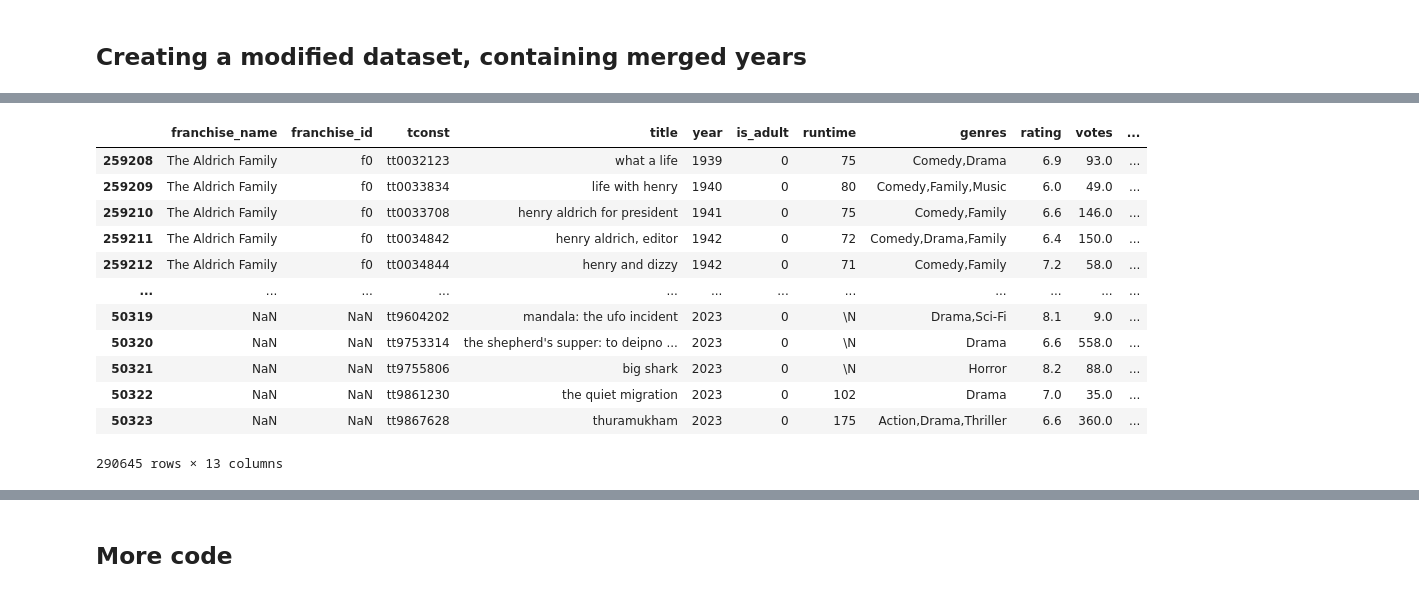
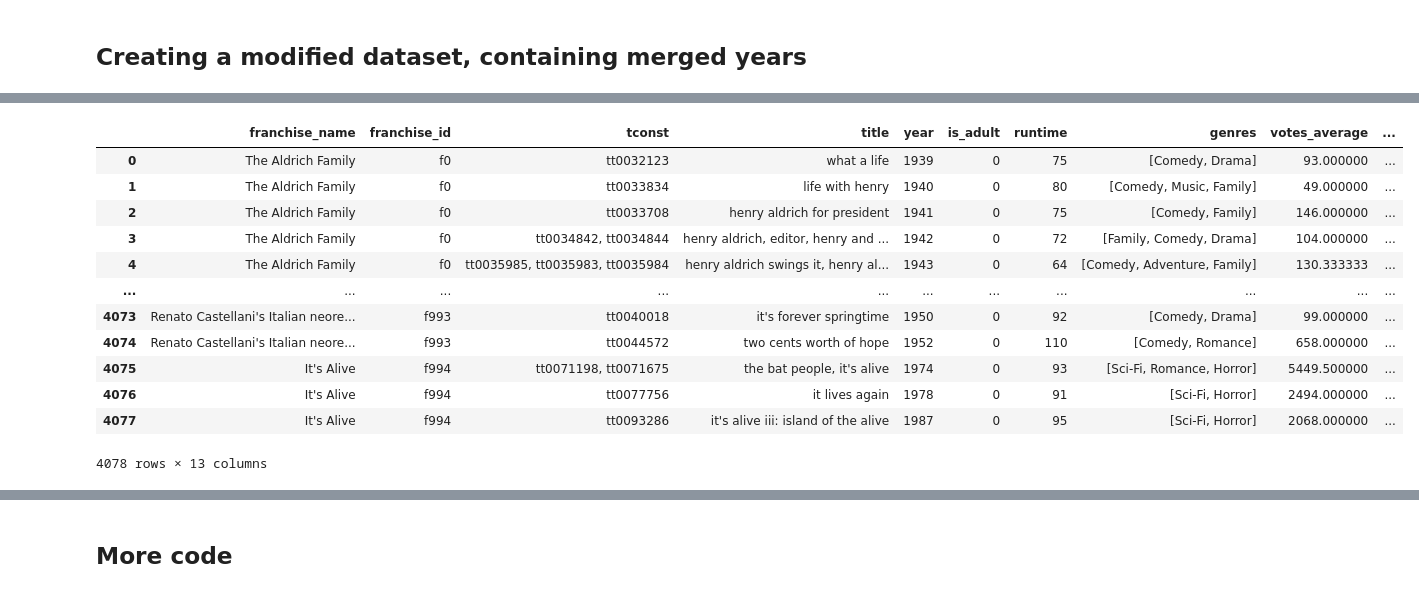
Before and after one commit to adambrennan150/Franchises, a Jupyter notebook: Initial_Analysis.ipynb, the cells around one changed output, grey strips where cells are left out. Drawn from its saved outputs; the diff is of its cells as text; code cells hidden in the pictures.

Commit message:
Columns should be finished

```diff
--- a/Initial_Analysis.ipynb
+++ b/Initial_Analysis.ipynb
@@ -130,18 +158,2 @@ grouped_movies_df = movies_df.copy(deep=True)
 # %%
-grouped_movies_df['franchise_position_by_year'] = grouped_movies_df.groupby(["franchise_id", "year"])["year"].rank()
+grouped_movies_df['year_franchise_movies_total'] = grouped_movies_df.groupby(["franchise_id", "year"])["year"].transform('count')
-# %%
-grouped_movies_df.sort_values(["franchise_id", "year"])
-# %% [output]
-|  | franchise_name | franchise_id | tconst | title | year | is_adult | runtime | genres | rating | votes | ... |
-| 259208 | The Aldrich Family | f0 | tt0032123 | what a life | 1939 | 0 | 75 | Comedy,Drama | 6.9 | 93.0 | ... |
-| 259209 | The Aldrich Family | f0 | tt0033834 | life with henry | 1940 | 0 | 80 | Comedy,Family,Music | 6.0 | 49.0 | ... |
-| 259210 | The Aldrich Family | f0 | tt0033708 | henry aldrich for president | 1941 | 0 | 75 | Comedy,Family | 6.6 | 146.0 | ... |
-| 259211 | The Aldrich Family | f0 | tt0034842 | henry aldrich, editor | 1942 | 0 | 72 | Comedy,Drama,Family | 6.4 | 150.0 | ... |
-| 259212 | The Aldrich Family | f0 | tt0034844 | henry and dizzy | 1942 | 0 | 71 | Comedy,Family | 7.2 | 58.0 | ... |
-| ... | ... | ... | ... | ... | ... | ... | ... | ... | ... | ... | ... |
-| 50319 | NaN | NaN | tt9604202 | mandala: the ufo incident | 2023 | 0 | \N | Drama,Sci-Fi | 8.1 | 9.0 | ... |
-| 50320 | NaN | NaN | tt9753314 | the shepherd's supper: to deipno ... | 2023 | 0 | \N | Drama | 6.6 | 558.0 | ... |
-| 50321 | NaN | NaN | tt9755806 | big shark | 2023 | 0 | \N | Horror | 8.2 | 88.0 | ... |
-| 50322 | NaN | NaN | tt9861230 | the quiet migration | 2023 | 0 | 102 | Drama | 7.0 | 35.0 | ... |
-| 50323 | NaN | NaN | tt9867628 | thuramukham | 2023 | 0 | 175 | Action,Drama,Thriller | 6.6 | 360.0 | ... |
-290645 rows × 13 columns
@@ -147,0 +162,37 @@ grouped_movies_df.sort_values(["franchise_id", "year"])
+# %%
+grouped_movies = grouped_movies_df.groupby(["franchise_id", "year"]).agg({"votes": "mean", "rating": "mean"}).reset_index()
+merged_df = pd.merge(grouped_movies_df, grouped_movies, on=["franchise_id", "year"], suffixes=(None, '_average'))
+# %%
+# group by name and release year, aggregate the franchise_id lists
+merged_df = merged_df.groupby(['franchise_id', 'year'], as_index=False).agg(({
+    'franchise_name': 'first',
+    'franchise_id': 'first',
+    'tconst': ", ".join,
+    'title': ", ".join,
+    "year": 'first',
+    "is_adult": "first",
+    "runtime" : "first",
+    "genres": lambda x: list(set([i for l in x for i in l])),
+    "votes_average": "first",
+    "rating_average": "first",
+    "franchise_count" : "first",
+    "year_franchise_movies_total": "first",
+    }))
+# %%
+merged_df['year_difference'] = merged_df.groupby(['franchise_id'])['year'].diff()
+# %%
+merged_df
+# %% [output]
+|  | franchise_name | franchise_id | tconst | title | year | is_adult | runtime | genres | votes_average | ... |
+| 0 | The Aldrich Family | f0 | tt0032123 | what a life | 1939 | 0 | 75 | [Comedy, Drama] | 93.000000 | ... |
+| 1 | The Aldrich Family | f0 | tt0033834 | life with henry | 1940 | 0 | 80 | [Comedy, Music, Family] | 49.000000 | ... |
+| 2 | The Aldrich Family | f0 | tt0033708 | henry aldrich for president | 1941 | 0 | 75 | [Comedy, Family] | 146.000000 | ... |
+| 3 | The Aldrich Family | f0 | tt0034842, tt0034844 | henry aldrich, editor, henry and ... | 1942 | 0 | 72 | [Family, Comedy, Drama] | 104.000000 | ... |
+| 4 | The Aldrich Family | f0 | tt0035985, tt0035983, tt0035984 | henry aldrich swings it, henry al... | 1943 | 0 | 64 | [Comedy, Adventure, Family] | 130.333333 | ... |
+| ... | ... | ... | ... | ... | ... | ... | ... | ... | ... | ... |
+| 4073 | Renato Castellani's Italian neore... | f993 | tt0040018 | it's forever springtime | 1950 | 0 | 92 | [Comedy, Drama] | 99.000000 | ... |
+| 4074 | Renato Castellani's Italian neore... | f993 | tt0044572 | two cents worth of hope | 1952 | 0 | 110 | [Comedy, Romance] | 658.000000 | ... |
+| 4075 | It's Alive | f994 | tt0071198, tt0071675 | the bat people, it's alive | 1974 | 0 | 93 | [Sci-Fi, Romance, Horror] | 5449.500000 | ... |
+| 4076 | It's Alive | f994 | tt0077756 | it lives again | 1978 | 0 | 91 | [Sci-Fi, Horror] | 2494.000000 | ... |
+| 4077 | It's Alive | f994 | tt0093286 | it's alive iii: island of the alive | 1987 | 0 | 95 | [Sci-Fi, Horror] | 2068.000000 | ... |
+4078 rows × 13 columns
```
Also changed, not shown: parts of 17 cells of this notebook.
